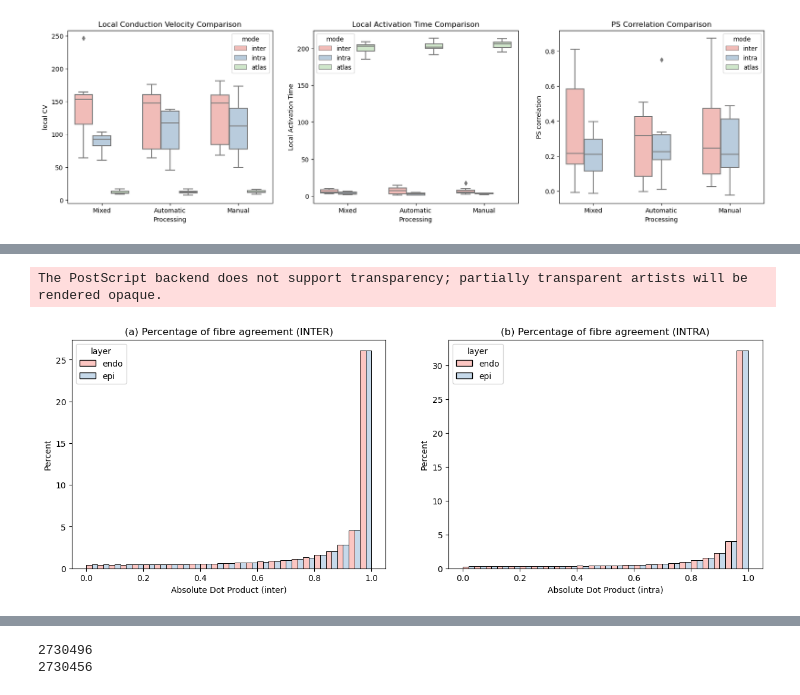
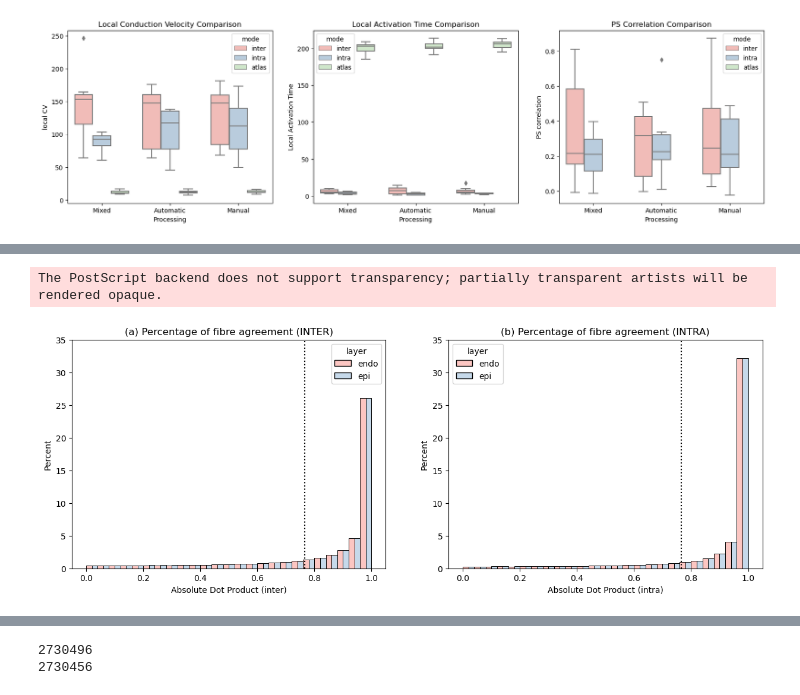
Before and after one commit to alonsoJASL/imatools, a Jupyter notebook: ipynb/comparison_results.ipynb, the cells around one changed output, grey strips where cells are left out. Saved outputs shown, nothing was run; the diff lists cells and outputs as text; code cells hidden in the pictures.

```diff
--- a/ipynb/comparison_results.ipynb
+++ b/ipynb/comparison_results.ipynb
@@ -433,23 +477,30 @@ DF_intra
 # %%
 import matplotlib.pyplot as plt
 import seaborn as sns
+
+theta=40
+xc=np.cos(np.deg2rad(theta))
 
 fig, ax = plt.subplots(1, 2)
 fig.set_figheight(5)
 fig.set_figwidth(15)
 sns.set_palette('Pastel1')
+ax[0].axvline(x=xc, linestyle=':', color='k')
 sns.histplot(ax=ax[0], data=DF_inter, x='abs_dot_product', hue='layer', bins=25, stat='percent', multiple='dodge')
+ax[1].axvline(x=xc, linestyle=':', color='k')
 sns.histplot(ax=ax[1], data=DF_intra, x='abs_dot_product', hue='layer', bins=25, stat='percent', multiple='dodge')
 
+ax[0].set_ylim(bottom=0, top=35)
+ax[1].set_ylim(bottom=0, top=35)
 ax[0].set_xlabel('Absolute Dot Product (inter)')
 ax[1].set_xlabel('Absolute Dot Product (intra)')
 ax[0].set_title('(a) Percentage of fibre agreement (INTER)')
 ax[1].set_title('(b) Percentage of fibre agreement (INTRA)')
 
 plt.savefig(iou.fullfile(comp_dir, 'fibres_comp.eps'))
 # %% [output]
 The PostScript backend does not support transparency; partially transparent artists will be rendered opaque.
-[figure, old version]
+[figure, new version]
 # %%
 
 th=np.cos(np.deg2rad(40))
```
Also changed, not shown: parts of 6 cells of this notebook.
